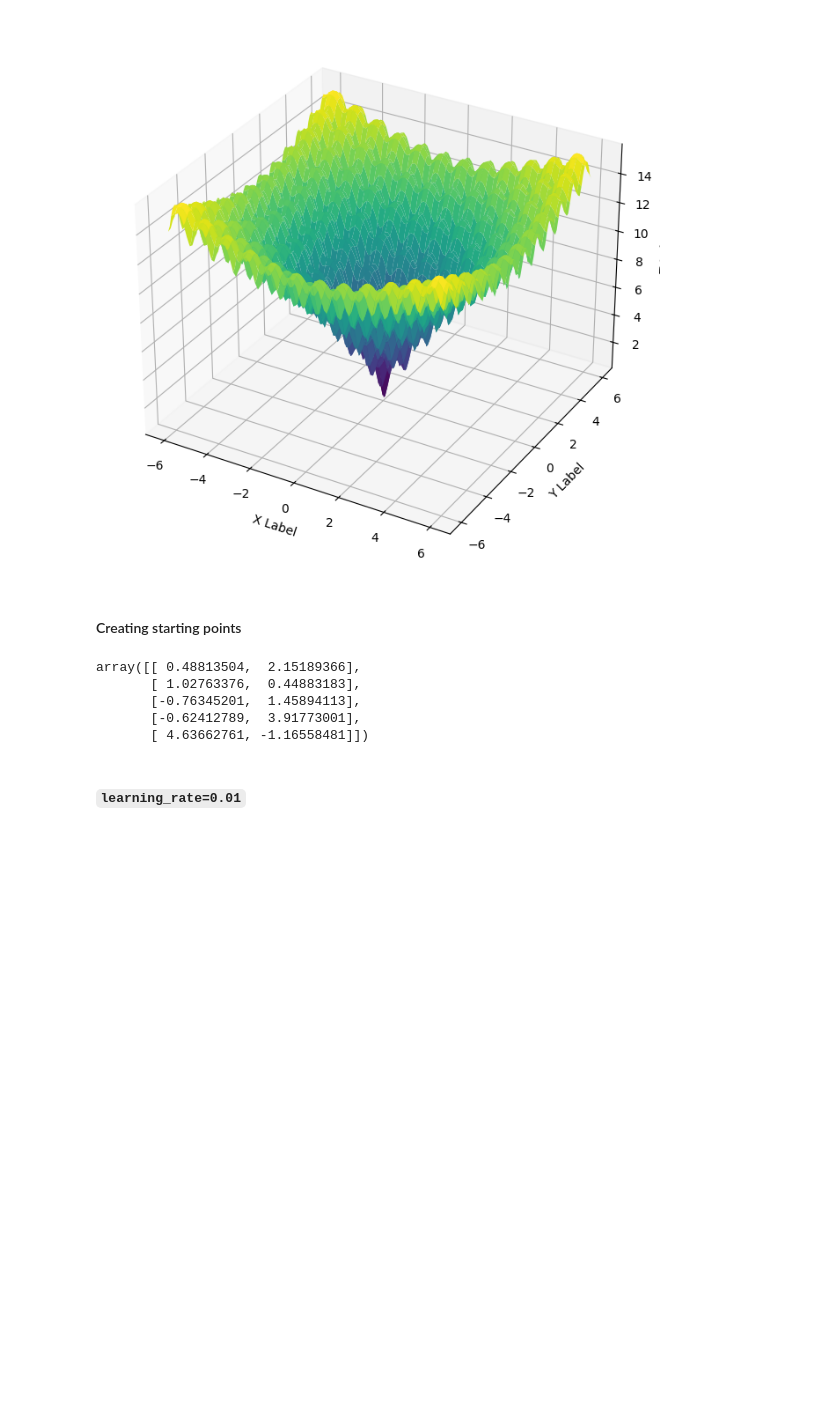
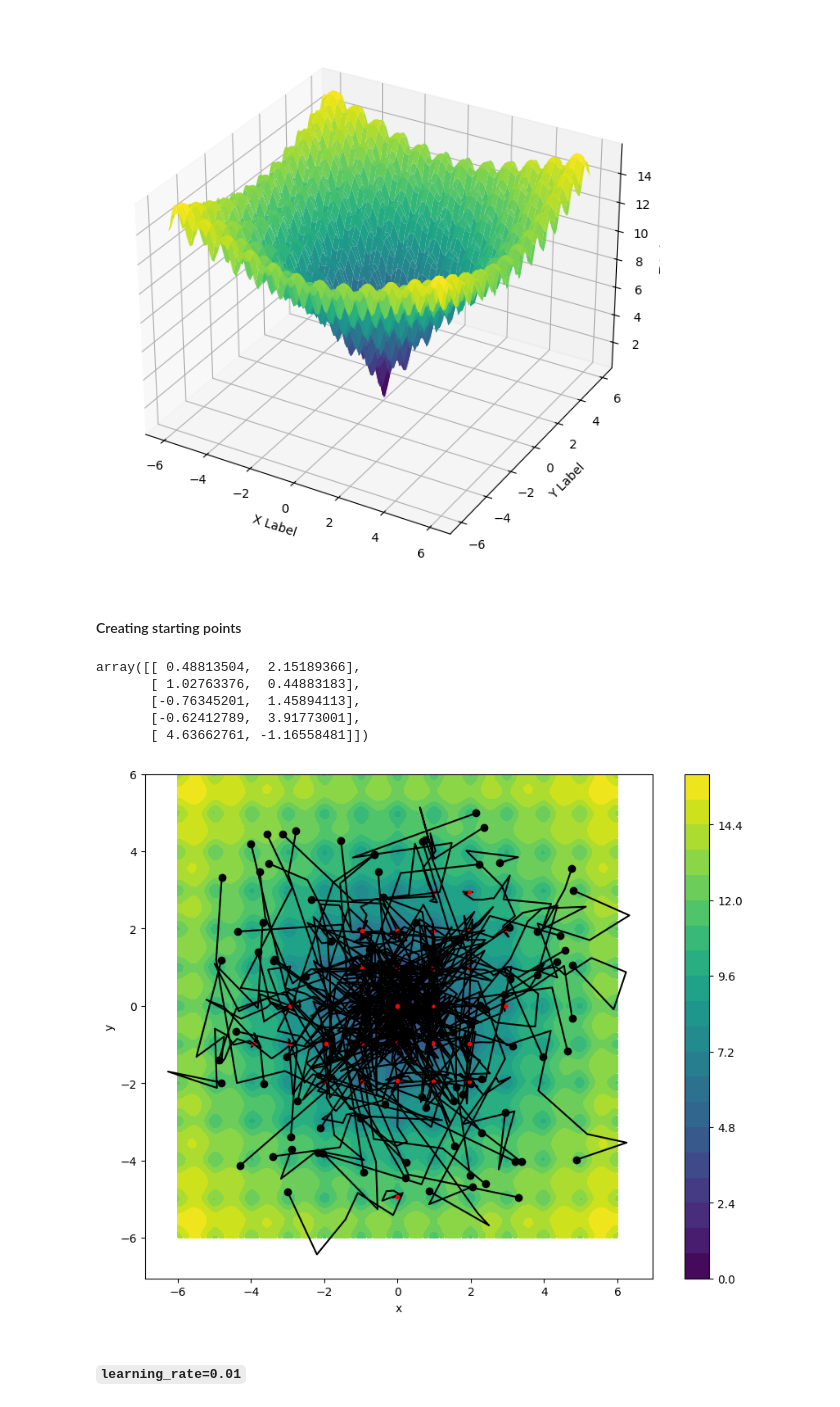
Before and after one commit to pgrzankowski/introduction-to-ai, a Jupyter notebook: simple-gradient-method.ipynb, the cells around one changed output. Cells and saved outputs as stored; diff of their text form; code cells hidden in the pictures; blank space fills up the shorter version.

```diff
--- a/simple-gradient-method.ipynb
+++ b/simple-gradient-method.ipynb
@@ -159,6 +200,10 @@ array([[ 0.48813504,  2.15189366],
        [-0.76345201,  1.45894113],
        [-0.62412789,  3.91773001],
        [ 4.63662761, -1.16558481]])
+# %%
+plot_contour(ackley, ackley_gradient, starting_points, learning_rate=0.5, depth=20, color='viridis')
+# %% [output]
+[figure, added]
 # %% [markdown]
 #### `learning_rate=0.01`
 # %%
```
Also changed, not shown: parts of 16 cells of this notebook.
